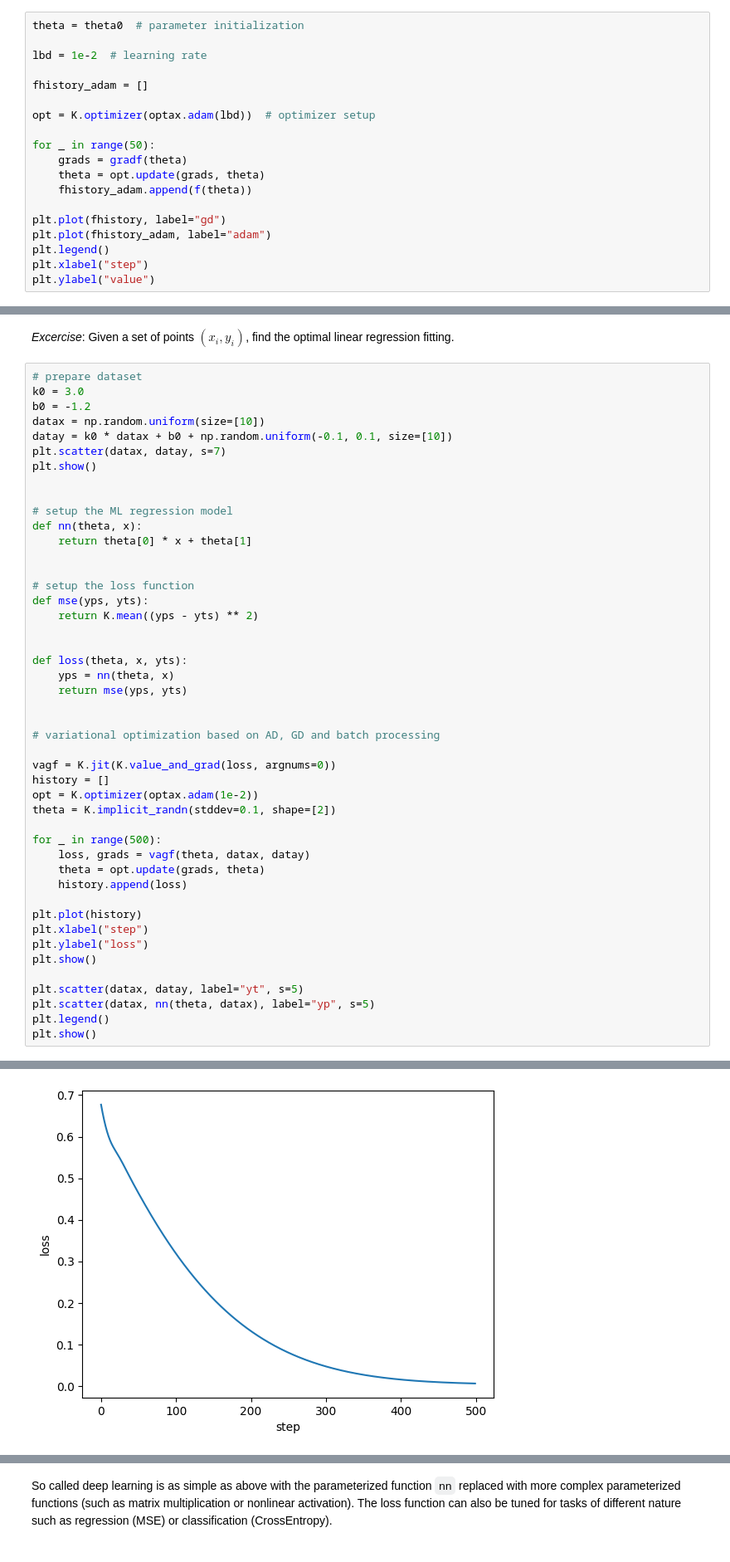
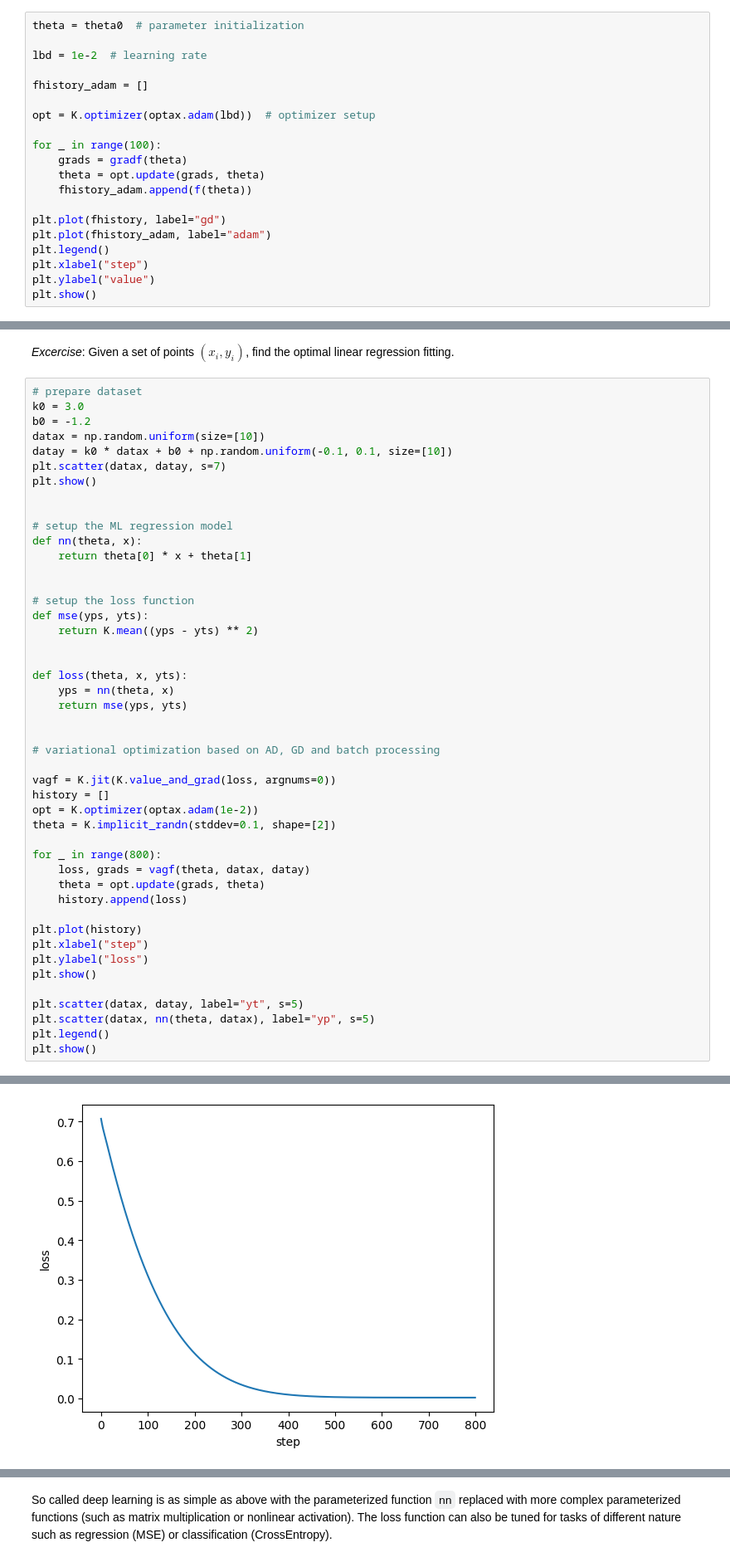
Before and after one commit to sxzgroup/qc_lecture, a Jupyter notebook: lectures/2_qc_nisq.ipynb, the cells around one changed output, grey strips where cells are left out. Shown: that part at 83% size. Drawn from its saved outputs; the diff is of its cells as text.

```diff
--- a/lectures/2_qc_nisq.ipynb
+++ b/lectures/2_qc_nisq.ipynb
@@ -64,7 +65,7 @@ fhistory_adam = []
 
 opt = K.optimizer(optax.adam(lbd))  # optimizer setup
 
-for _ in range(50):
+for _ in range(100):
     grads = gradf(theta)
     theta = opt.update(grads, theta)
     fhistory_adam.append(f(theta))
@@ -74,4 +75,5 @@ plt.plot(fhistory_adam, label="adam")
 plt.legend()
 plt.xlabel("step")
 plt.ylabel("value")
+plt.show()
 # %% [output]
@@ -115,7 +116,7 @@ history = []
 opt = K.optimizer(optax.adam(1e-2))
 theta = K.implicit_randn(stddev=0.1, shape=[2])
 
-for _ in range(500):
+for _ in range(800):
     loss, grads = vagf(theta, datax, datay)
     theta = opt.update(grads, theta)
     history.append(loss)
@@ -134 +135 @@ plt.show()
-[figure, old version]
+[figure, new version]
```
Also changed, not shown: parts of 10 cells of this notebook, 2 other files.
